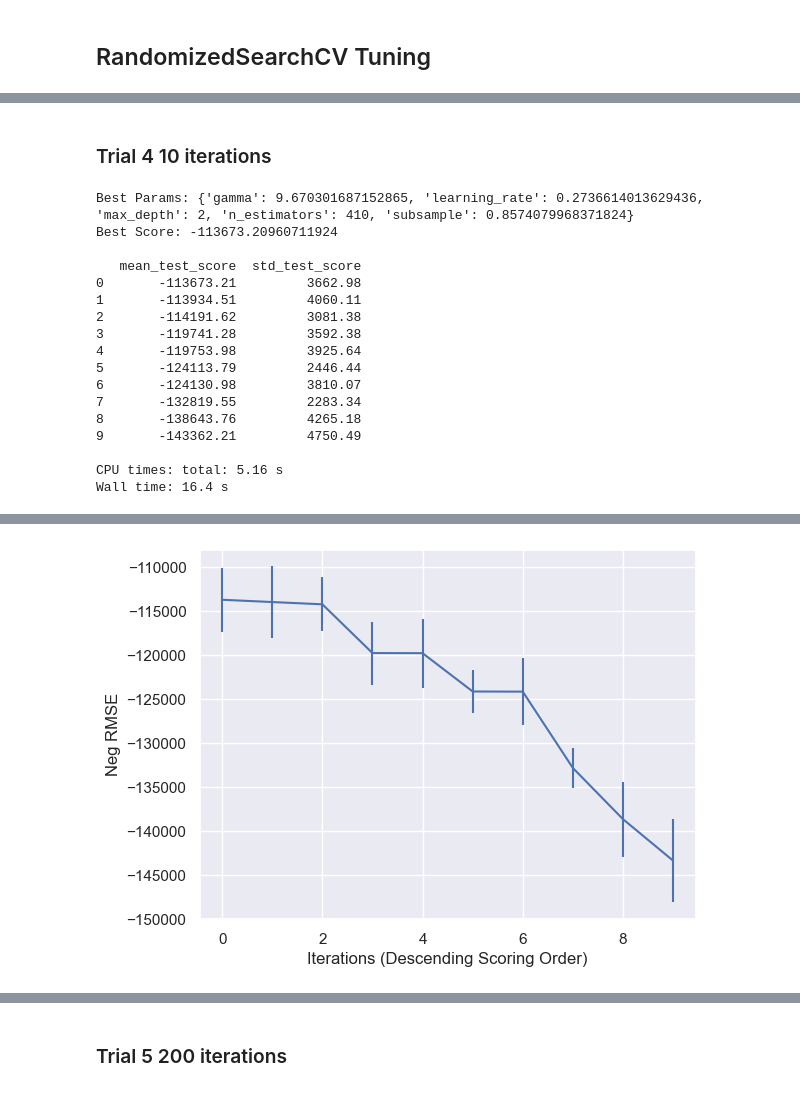
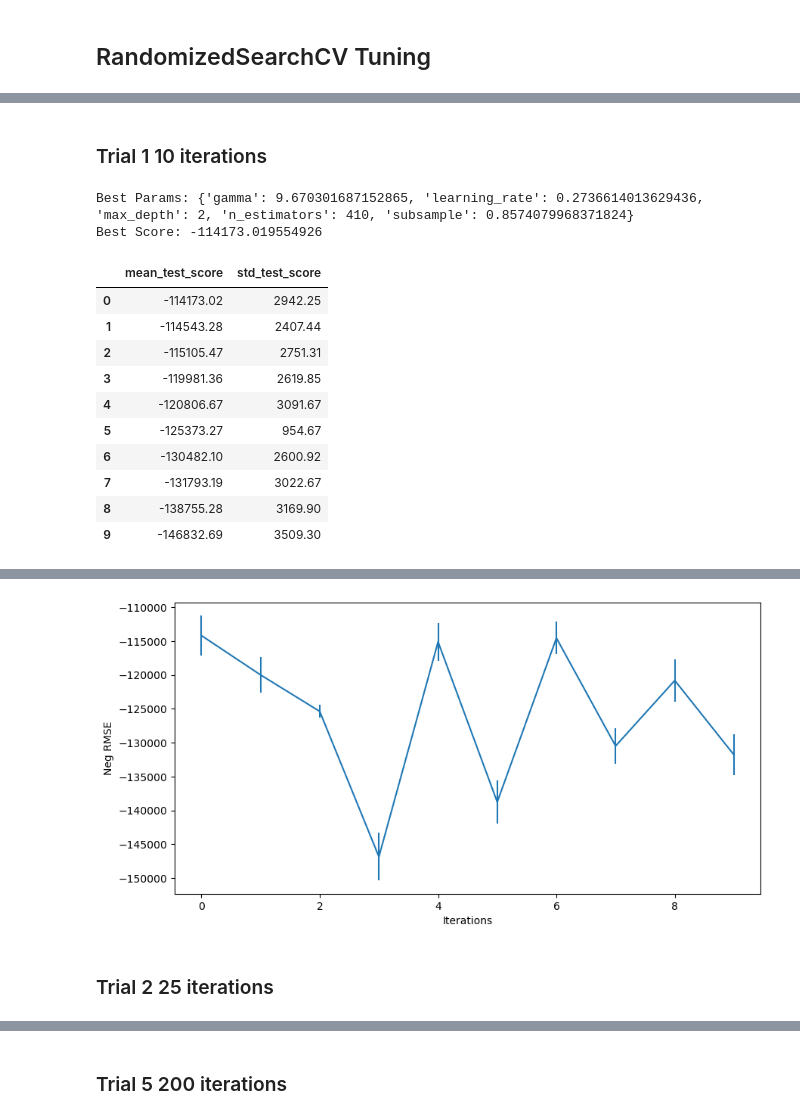
Before and after one commit to SPDA36/HyperParamTuning, a Jupyter notebook: RandSearch vs BayesSearch.ipynb, the cells around one changed output, grey strips where cells are left out. Drawn from its saved outputs; the diff is of its cells as text; code cells hidden in the pictures.

```diff
--- a/RandSearch vs BayesSearch.ipynb
+++ b/RandSearch vs BayesSearch.ipynb
@@ -27,7 +27,6 @@ import numpy as np
 import matplotlib.pyplot as plt
 %matplotlib inline
 import seaborn as sns
-sns.set()
 from scipy import stats
 # %%
 from sklearn.model_selection import train_test_split, RandomizedSearchCV
@@ -49,5 +61,5 @@ from xgboost import XGBRegressor
 # %% [markdown]
 # Loading Data and EDA
 # %%
-df1 = pd.read_csv('C:\\Users\\bjohn\\Desktop\\Data Science\\RandomDatasets\\USA_Housing.csv')
+df1 = pd.read_csv('USA_Housing.csv')
 # %%
@@ -167,7 +175,7 @@ sns.pairplot(Xy_train)
 # %%
 def extract_numeric(X_train, X_test):
-    X_train1 = X_train.select_dtypes(include= np.number)
-    X_test1 = X_test.select_dtypes(include= np.number)
+    X_train1 = X_train.select_dtypes(include= 'number')
+    X_test1 = X_test.select_dtypes(include= 'number')
     return X_train1, X_test1
 
 X_train1, X_test1 = extract_numeric(X_train, X_test)
@@ -195,7 +203,7 @@ X_train1
 # %% [markdown]
 ## Tuning Function
 # %%
-def tuning(X, y, estimator, params, scoring='neg_root_mean_squared_error', iterations=100, cv=8, bayes_search=False, seed=1):
+def tuning(X, y, estimator, params, scoring='neg_root_mean_squared_error', iterations=100, cv=5, bayes_search=False, seed=1):
     ''' If bayes_search=False then RandomizedSearchCV is used.  If true then BayesSearchCV is used.
     Returns: Results, Fitted Model'''
 
@@ -214,12 +222,13 @@ def tuning(X, y, estimator, params, scoring='neg_root_mean_squared_error', itera
         print('Best Params: {}'.format(rand_search.best_params_))
         print('Best Score: {}'.format(rand_search.best_score_))
         print('')
-        results = pd.DataFrame(rand_search.cv_results_).sort_values(by='mean_test_score', ascending=False).reset_index(drop=True)
-        print(results[['mean_test_score','std_test_score']].head(10))
+        results = pd.DataFrame(rand_search.cv_results_)
+        display(results[['mean_test_score','std_test_score']].sort_values(by='mean_test_score', ascending=False).reset_index(drop=True).head(10))
         print('')
+        plt.figure(figsize=(10,5))
         results['mean_test_score'].plot(yerr=[results['std_test_score'], results['std_test_score']], subplots=True)
         plt.ylabel('Neg RMSE')
-        plt.xlabel('Iterations (Descending Scoring Order)')
+        plt.xlabel('Iterations')
 
         return results, rand_search
 
@@ -241,12 +250,13 @@ def tuning(X, y, estimator, params, scoring='neg_root_mean_squared_error', itera
         print('Best Params: {}'.format(bay_search.best_params_))
         print('Best Score: {}'.format(bay_search.best_score_))
         print('')
-        results = pd.DataFrame(bay_search.cv_results_).sort_values(by='mean_test_score', ascending=False).reset_index(drop=True)
-        print(results[['mean_test_score','std_test_score']].head(10))
+        results = pd.DataFrame(bay_search.cv_results_)
+        display(results[['mean_test_score','std_test_score']].sort_values(by='mean_test_score', ascending=False).reset_index(drop=True).head(10))
         print('')
+        plt.figure(figsize=(10,5))
         results['mean_test_score'].plot(yerr=[results['std_test_score'], results['std_test_score']], subplots=True)
         plt.ylabel('Neg RMSE')
-        plt.xlabel('Iterations (Descending Scoring Order)')
+        plt.xlabel('Iterations')
         plot_objective(bay_search.optimizer_results_[0])
 
         return results, bay_search
@@ -360,5 +265,5 @@ Wall time: 37.3 s
 # %% [markdown]
-### Trial 4 10 iterations
+### Trial 1 10 iterations
 # %%
 %%time
 
@@ -372,22 +277,18 @@ params = {
     'subsample': stats.uniform(0.5, (1-0.5))
 }
 
-rand_results4, rand_model4 = tuning(X=X_train1, y=y_train, estimator=xgbr, params=params, iterations=10, seed=4)
+rand_results1, rand_model1 = tuning(X=X_train1, y=y_train, estimator=xgbr, params=params, iterations=10, seed=4)
 # %% [output]
 Best Params: {'gamma': 9.670301687152865, 'learning_rate': 0.2736614013629436, 'max_depth': 2, 'n_estimators': 410, 'subsample': 0.8574079968371824}
-Best Score: -113673.20960711924
-
-   mean_test_score  std_test_score
-0       -113673.21         3662.98
-1       -113934.51         4060.11
-2       -114191.62         3081.38
-3       -119741.28         3592.38
-4       -119753.98         3925.64
-5       -124113.79         2446.44
-6       -124130.98         3810.07
-7       -132819.55         2283.34
-8       -138643.76         4265.18
-9       -143362.21         4750.49
-
-CPU times: total: 5.16 s
-Wall time: 16.4 s
+Best Score: -114173.019554926
+|  | mean_test_score | std_test_score |
+| 0 | -114173.02 | 2942.25 |
+| 1 | -114543.28 | 2407.44 |
+| 2 | -115105.47 | 2751.31 |
+| 3 | -119981.36 | 2619.85 |
+| 4 | -120806.67 | 3091.67 |
+| 5 | -125373.27 | 954.67 |
+| 6 | -130482.10 | 2600.92 |
+| 7 | -131793.19 | 3022.67 |
+| 8 | -138755.28 | 3169.90 |
+| 9 | -146832.69 | 3509.30 |
@@ -394 +297,3 @@ Wall time: 16.4 s
-[figure, old version]
+[figure, new version]
+# %% [markdown]
+### Trial 2 25 iterations
```
Also changed, not shown: parts of 89 cells of this notebook.
